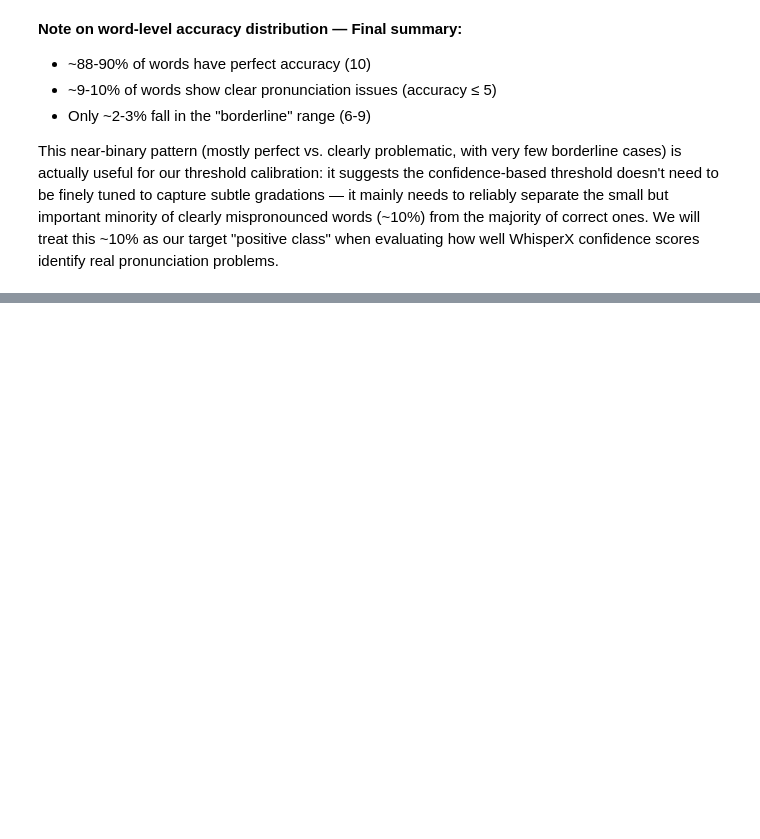
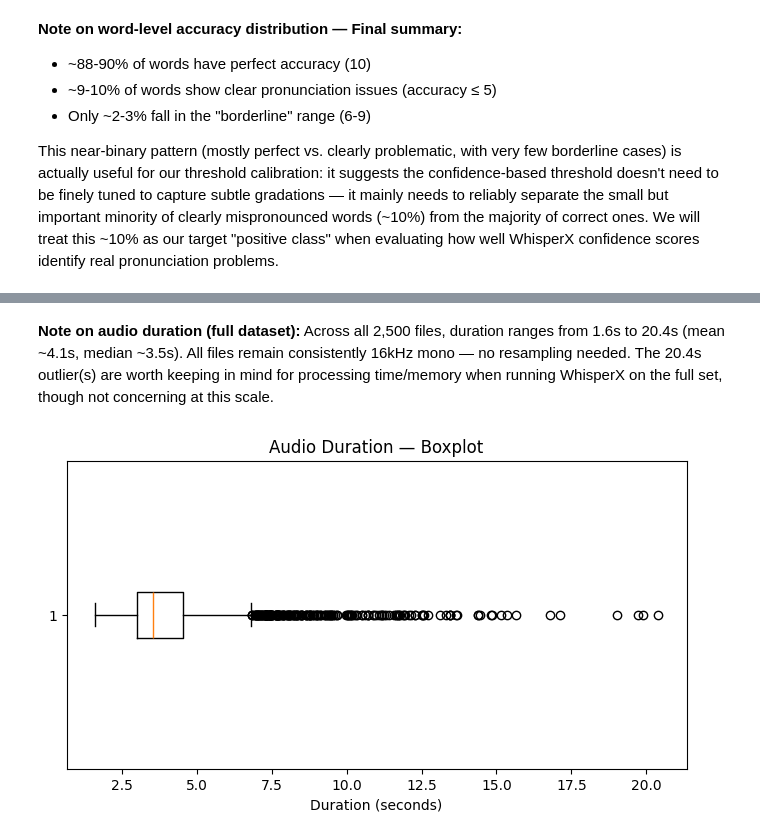
Before and after one commit to maabmusa7/BinX_Tech_Internship_Project_GROUP5, a Jupyter notebook: ai-ml/stt-whisperx/whisperx_pronunciation.ipynb, the cells around one changed output, grey strips where cells are left out. Saved outputs shown, nothing was run; the diff lists cells and outputs as text; code cells hidden in the pictures; blank space fills up the shorter version.

```diff
--- a/ai-ml/stt-whisperx/whisperx_pronunciation.ipynb
+++ b/ai-ml/stt-whisperx/whisperx_pronunciation.ipynb
@@ -332,0 +317,17 @@ identify real pronunciation problems.
+# %%
+sample_rates = set()
+channels = set()
+durations = []
+
+for i in range(len(train_set)):
+    meta = train_set[i]["audio"].metadata
+    sample_rates.add(meta.sample_rate)
+    channels.add(meta.num_channels)
+    durations.append(meta.duration_seconds)
+
+print("Unique sample rates found:", sample_rates)
+print("Unique channel counts found:", channels)
+
+durations_series = pd.Series(durations)
+print("\nDuration stats (seconds) - FULL dataset:")
+print(durations_series.describe())
@@ -332,0 +348,15 @@ identify real pronunciation problems.
+# %% [markdown]
+**Note on audio duration (full dataset):**
+Across all 2,500 files, duration ranges from 1.6s to 20.4s (mean ~4.1s,
+median ~3.5s).
+All files remain consistently 16kHz mono — no resampling needed. The
+20.4s outlier(s) are worth keeping in mind for processing time/memory
+when running WhisperX on the full set, though not concerning at this scale.
+# %%
+plt.figure(figsize=(8,4))
+plt.boxplot(durations_series, vert=False)
+plt.title("Audio Duration — Boxplot")
+plt.xlabel("Duration (seconds)")
+plt.show()
+# %% [output]
+[figure, added]
```
Also changed, not shown: parts of 12 cells of this notebook.
